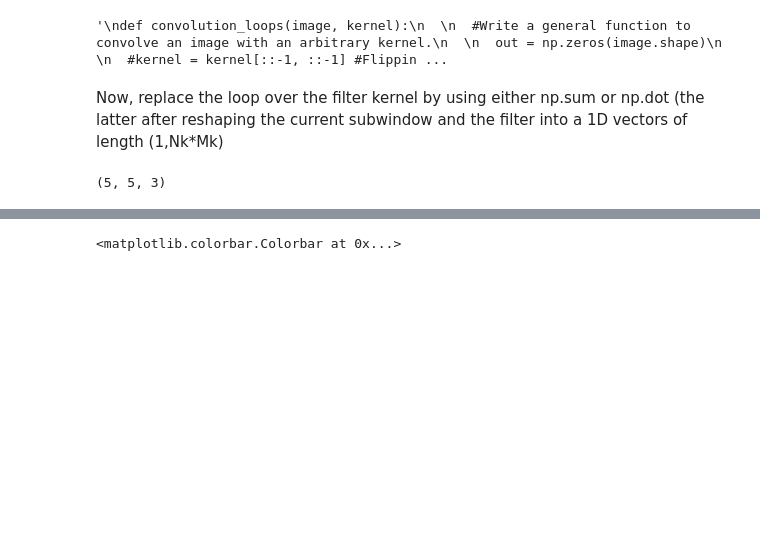
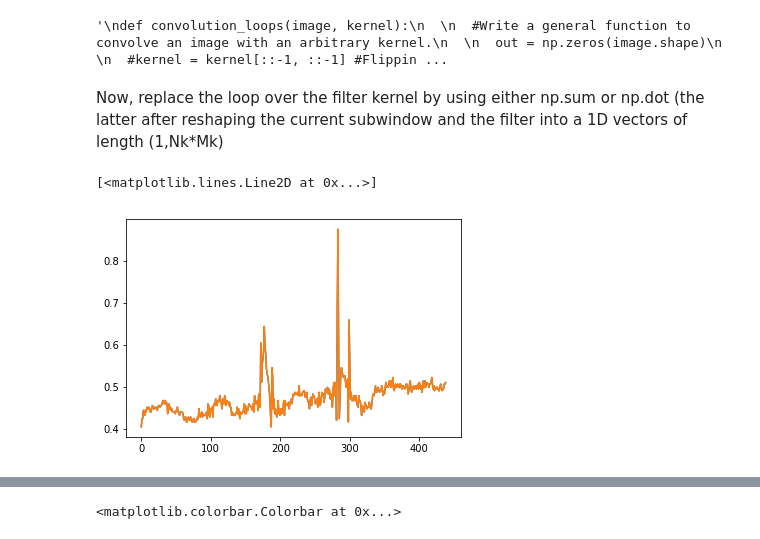
Before and after one commit to ivartz/IN9400_exercises, a Jupyter notebook: week1/convolution.ipynb, the cells around one changed output, grey strips where cells are left out. Drawn from its saved outputs; the diff is of its cells as text; code cells hidden in the pictures; blank space fills up the shorter version.

```diff
--- a/week1/convolution.ipynb
+++ b/week1/convolution.ipynb
@@ -168,7 +229,14 @@ def convolution_prettier_faster(image, kernel):
-# %%
-(np.swapaxes((kernel*np.ones(shape=(3, 5, 5))).T, 0, 1)).shape
-# %% [output]
-(5, 5, 3)
+# %%
+# Checking a line profile
+
+plt.figure()
+
+plt.plot(img[40, :, 0])
+
+plt.plot(np.pad(img, ((0,), (0,), (0,)), mode="constant", constant_values=0)[40, :, 0])
+# %% [output]
+[<matplotlib.lines.Line2D at 0x...>]
+[figure, added]
 # %%
 # Check that your image looks correct with a given artbitraty filter
 img = plt.imread('cat.png')
```
Also changed, not shown: parts of 11 cells of this notebook, 13 other files.
